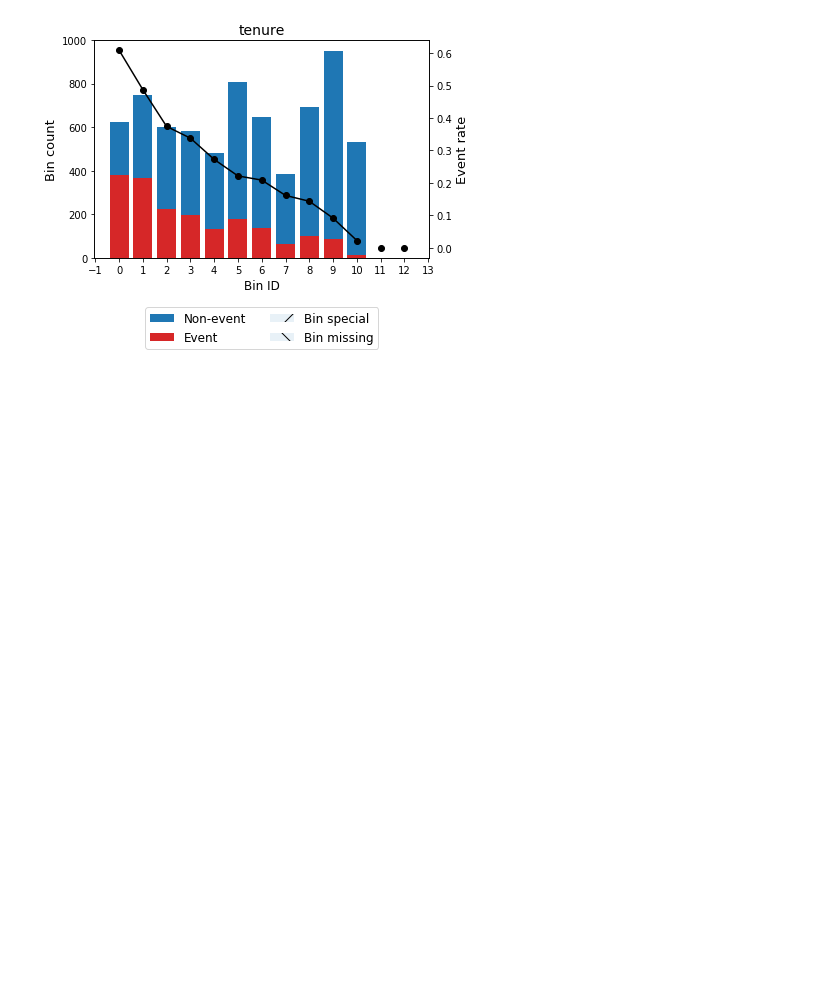
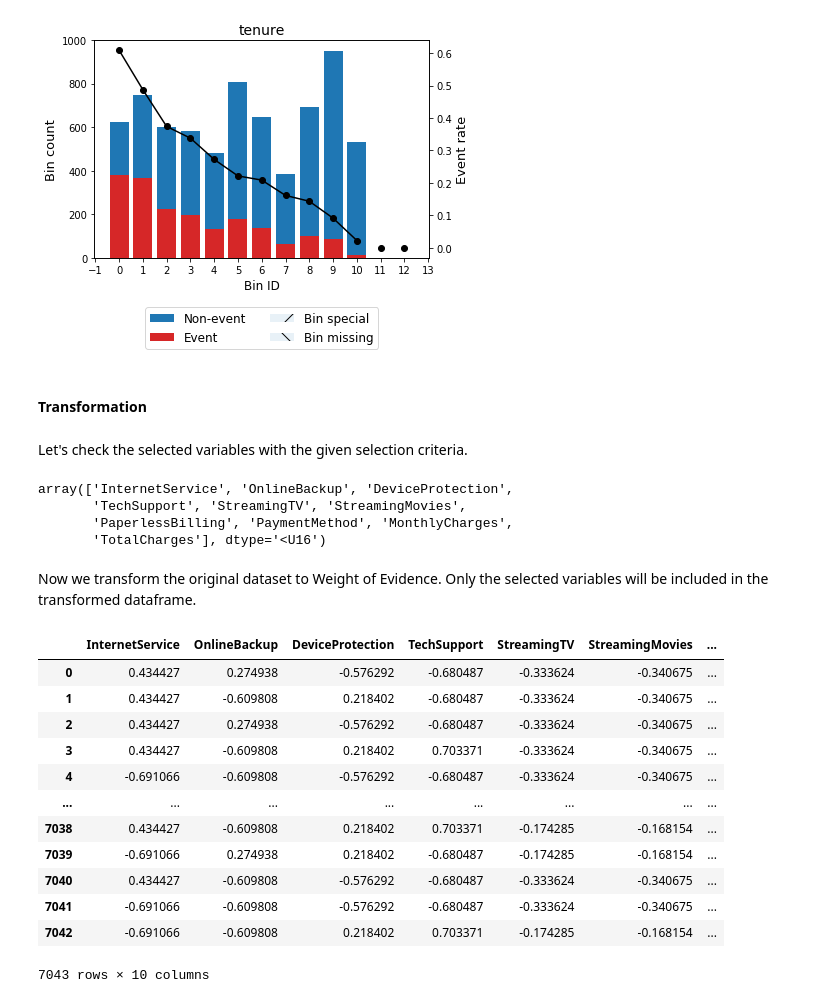
Before and after one commit to guillermo-navas-palencia/optbinning, a Jupyter notebook: doc/source/tutorials/tutorial_binning_process_telco_churn.ipynb, the cells around one changed output. Cells and saved outputs as stored; diff of their text form; code cells hidden in the pictures; blank space fills up the shorter version.

```diff
--- a/doc/source/tutorials/tutorial_binning_process_telco_churn.ipynb
+++ b/doc/source/tutorials/tutorial_binning_process_telco_churn.ipynb
@@ -150,3 +161,34 @@ optb.binning_table.build()
 optb.binning_table.plot(metric="event_rate")
 # %% [output]
 [figure]
+# %% [markdown]
+#### Transformation
+# %% [markdown]
+Let's check the selected variables with the given selection criteria.
+# %%
+binning_process.get_support(names=True)
+# %% [output]
+array(['InternetService', 'OnlineBackup', 'DeviceProtection',
+       'TechSupport', 'StreamingTV', 'StreamingMovies',
+       'PaperlessBilling', 'PaymentMethod', 'MonthlyCharges',
+       'TotalCharges'], dtype='<U16')
+# %% [markdown]
+Now we transform the original dataset to Weight of Evidence. Only the selected variables will be included in the transformed dataframe.
+# %%
+X_transform = binning_process.transform(X, metric="woe")
+# %%
+X_transform
+# %% [output]
+|  | InternetService | OnlineBackup | DeviceProtection | TechSupport | StreamingTV | StreamingMovies | ... |
+| 0 | 0.434427 | 0.274938 | -0.576292 | -0.680487 | -0.333624 | -0.340675 | ... |
+| 1 | 0.434427 | -0.609808 | 0.218402 | -0.680487 | -0.333624 | -0.340675 | ... |
+| 2 | 0.434427 | 0.274938 | -0.576292 | -0.680487 | -0.333624 | -0.340675 | ... |
+| 3 | 0.434427 | -0.609808 | 0.218402 | 0.703371 | -0.333624 | -0.340675 | ... |
+| 4 | -0.691066 | -0.609808 | -0.576292 | -0.680487 | -0.333624 | -0.340675 | ... |
+| ... | ... | ... | ... | ... | ... | ... | ... |
+| 7038 | 0.434427 | -0.609808 | 0.218402 | 0.703371 | -0.174285 | -0.168154 | ... |
+| 7039 | -0.691066 | 0.274938 | 0.218402 | -0.680487 | -0.174285 | -0.168154 | ... |
+| 7040 | 0.434427 | -0.609808 | -0.576292 | -0.680487 | -0.333624 | -0.340675 | ... |
+| 7041 | -0.691066 | -0.609808 | -0.576292 | -0.680487 | -0.333624 | -0.340675 | ... |
+| 7042 | -0.691066 | -0.609808 | 0.218402 | 0.703371 | -0.174285 | -0.168154 | ... |
+7043 rows × 10 columns
```
Also changed, not shown: parts of 8 cells of this notebook.
